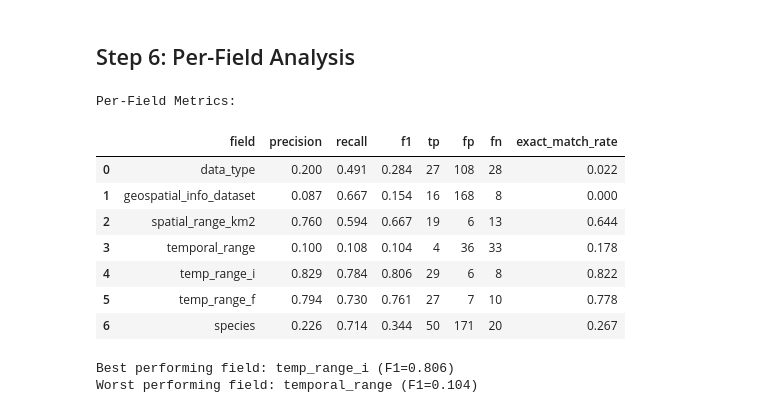
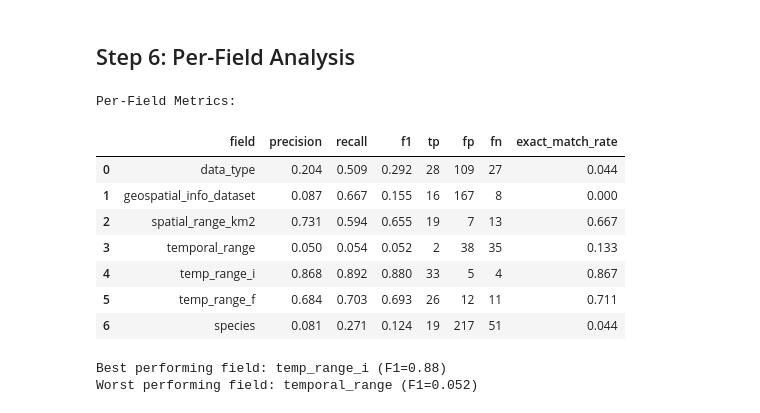
Before and after one commit to BiodiversiteQuebec/llm_metadata, a Jupyter notebook: notebooks/batch_fulltext_evaluation.ipynb, the cells around one changed output. Drawn from its saved outputs; the diff is of its cells as text; code cells hidden in the pictures.

```diff
--- a/notebooks/batch_fulltext_evaluation.ipynb
+++ b/notebooks/batch_fulltext_evaluation.ipynb
@@ -219,42 +220,42 @@ for _, row in gt_matched.iterrows():
         pdf_path = PDF_DIR.parent / manifest_row.iloc[0]['downloaded_pdf_path']
 
     if pdf_path.exists():
-        input_records.append(FulltextInputRecord(
-            article_doi=article_doi,
-            dataset_doi=dataset_doi,
+        # Use SectionInputRecord with metadata for tracking
+        input_records.append(SectionInputRecord(
+            id=dataset_doi,  # Use dataset DOI as ID
             pdf_path=str(pdf_path),
+            metadata={
+                "article_doi": article_doi,
+                "dataset_doi": dataset_doi,
+            }
         ))
 
 print(f"Input records to process: {len(input_records)}")
 # %% [output]
 Input records to process: 70
 # %%
-# Process PDFs using STAGED PIPELINE with separate parallelization
-# Stage 1: GROBID parsing (max_workers=10) - GROBID handles concurrency well
-# Stage 2: Prompt building (max_workers=5) - CPU-bound
-# Stage 3: GPT classification (max_workers=5) - API rate limits
+# Process PDFs using SECTION PIPELINE
+# Uses ThreadPoolTaskRunner for parallel processing
 
 timestamp = datetime.now().strftime("%Y%m%d_%H%M%S")
-output_manifest_path = OUTPUT_DIR / f"fulltext_results_{timestamp}.csv"
+output_manifest_path = OUTPUT_DIR / f"section_results_{timestamp}.csv"
 OUTPUT_DIR.mkdir(parents=True, exist_ok=True)
 
-print(f"Running STAGED pipeline on {len(input_records)} PDFs...")
-print(f"Using {config.gpt_config.model} with {config.gpt_config.reasoning}")
+print(f"Running section-based pipeline on {len(input_records)} PDFs...")
+print(f"Using {config.model} with {config.reasoning}")
+print(f"System prompt: {config.system_message[:80]}...")
 print()
 
-# Run the staged Prefect flow with separate parallelization per stage
-results = staged_fulltext_pipeline(
+# Run the Prefect flow with section-based extraction
+results = section_classification_flow(
     input_records=input_records,
     config=config,
     output_manifest=output_manifest_path,
-    grobid_workers=10,  # Higher parallelization for GROBID
-    gpt_workers=5,       # Controlled parallelization for GPT API
 )
 
 # Summary
 success_count = sum(1 for r in results if r.status == "success")
 error_count = sum(1 for r in results if r.status == "error")
-skipped_count = sum(1 for r in results if r.status == "skipped")
-print(f"\nProcessing complete: {success_count} success, {error_count} errors, {skipped_count} skipped")
+print(f"\nProcessing complete: {success_count} success, {error_count} errors")
 print(f"Results saved to: {output_manifest_path}")
 # %% [output]
@@ -287,7 +289,8 @@ for result in results:
     if result.status != "success" or not result.extraction:
         continue
 
-    dataset_doi = result.dataset_doi
+    # SectionOutputRecord uses 'id' field (which we set to dataset_doi)
+    dataset_doi = result.id
     if not dataset_doi:
         continue
 
@@ -331,14 +334,14 @@ true_by_id = {doi: ground_truth_by_dataset[doi] for doi in common_dois}
 pred_by_id = {doi: predictions_by_dataset[doi] for doi in common_dois}
 
 # Run evaluation
-fulltext_report = evaluate_indexed(
+section_report = evaluate_indexed(
     true_by_id=true_by_id,
     pred_by_id=pred_by_id,
     fields=EVAL_FIELDS,
     config=eval_config,
 )
 
-print("FULL-TEXT Extraction Metrics:")
+print("SECTION-BASED Extraction Metrics:")
 print("=" * 70)
-display(fulltext_report.metrics_to_pandas())
+display(section_report.metrics_to_pandas())
 # %% [output]
@@ -381,42 +384,42 @@ Records Evaluated                      45
 # %% [markdown]
 ## Step 6: Per-Field Analysis
 # %%
-# Per-field metrics for full-text extraction
+# Per-field metrics for section-based extraction
 field_data = []
 
 for field in EVAL_FIELDS:
-    fm = fulltext_report.field_metrics.get(field)
+    fm = section_report.field_metrics.get(field)
     if fm:
         field_data.append({
             'field': field,
             'precision': round(fm.precision or 0, 3),
             'recall': round(fm.recall or 0, 3),
             'f1': round(fm.f1 or 0, 3),
             'tp': fm.tp,
             'fp': fm.fp,
             'fn': fm.fn,
             'exact_match_rate': round(fm.exact_match_rate or 0, 3),
         })
 
 field_df = pd.DataFrame(field_data)
 print("Per-Field Metrics:")
 display(field_df)
 
 # Identify best and worst performing fields
 if len(field_data) > 0:
     best = max(field_data, key=lambda x: x['f1'])
     worst = min(field_data, key=lambda x: x['f1'])
     print(f"\nBest performing field: {best['field']} (F1={best['f1']})")
     print(f"Worst performing field: {worst['field']} (F1={worst['f1']})")
 # %% [output]
 Per-Field Metrics:
 |  | field | precision | recall | f1 | tp | fp | fn | exact_match_rate |
-| 0 | data_type | 0.200 | 0.491 | 0.284 | 27 | 108 | 28 | 0.022 |
-| 1 | geospatial_info_dataset | 0.087 | 0.667 | 0.154 | 16 | 168 | 8 | 0.000 |
-| 2 | spatial_range_km2 | 0.760 | 0.594 | 0.667 | 19 | 6 | 13 | 0.644 |
-| 3 | temporal_range | 0.100 | 0.108 | 0.104 | 4 | 36 | 33 | 0.178 |
-| 4 | temp_range_i | 0.829 | 0.784 | 0.806 | 29 | 6 | 8 | 0.822 |
-| 5 | temp_range_f | 0.794 | 0.730 | 0.761 | 27 | 7 | 10 | 0.778 |
-| 6 | species | 0.226 | 0.714 | 0.344 | 50 | 171 | 20 | 0.267 |
+| 0 | data_type | 0.204 | 0.509 | 0.292 | 28 | 109 | 27 | 0.044 |
+| 1 | geospatial_info_dataset | 0.087 | 0.667 | 0.155 | 16 | 167 | 8 | 0.000 |
+| 2 | spatial_range_km2 | 0.731 | 0.594 | 0.655 | 19 | 7 | 13 | 0.667 |
+| 3 | temporal_range | 0.050 | 0.054 | 0.052 | 2 | 38 | 35 | 0.133 |
+| 4 | temp_range_i | 0.868 | 0.892 | 0.880 | 33 | 5 | 4 | 0.867 |
+| 5 | temp_range_f | 0.684 | 0.703 | 0.693 | 26 | 12 | 11 | 0.711 |
+| 6 | species | 0.081 | 0.271 | 0.124 | 19 | 217 | 51 | 0.044 |
-Best performing field: temp_range_i (F1=0.806)
-Worst performing field: temporal_range (F1=0.104)
+Best performing field: temp_range_i (F1=0.88)
+Worst performing field: temporal_range (F1=0.052)
```
Also changed, not shown: parts of 16 cells of this notebook, 14 other files.
